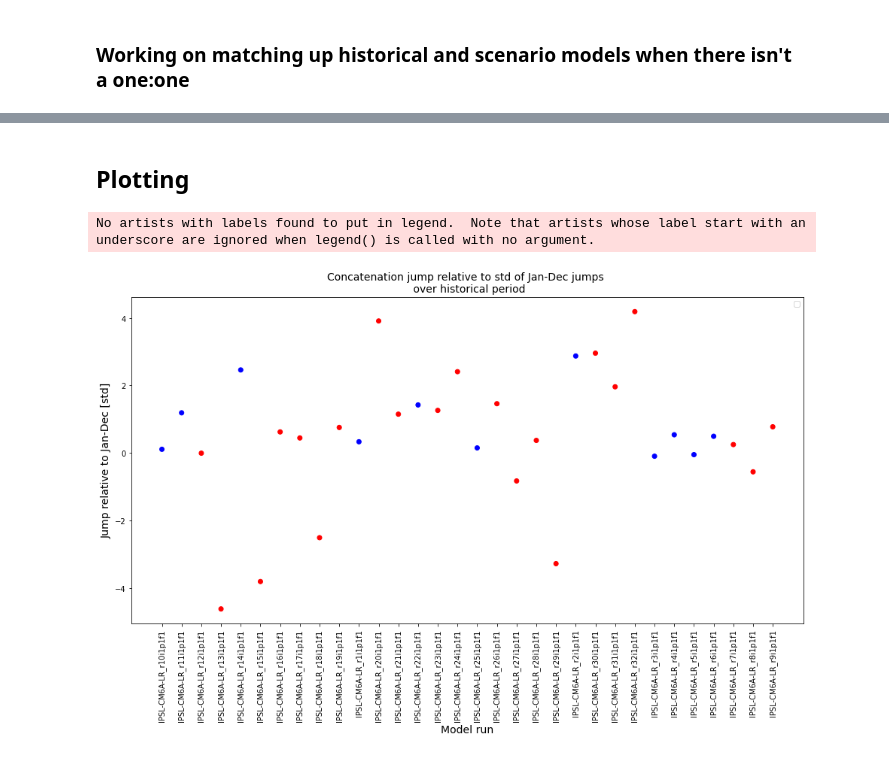
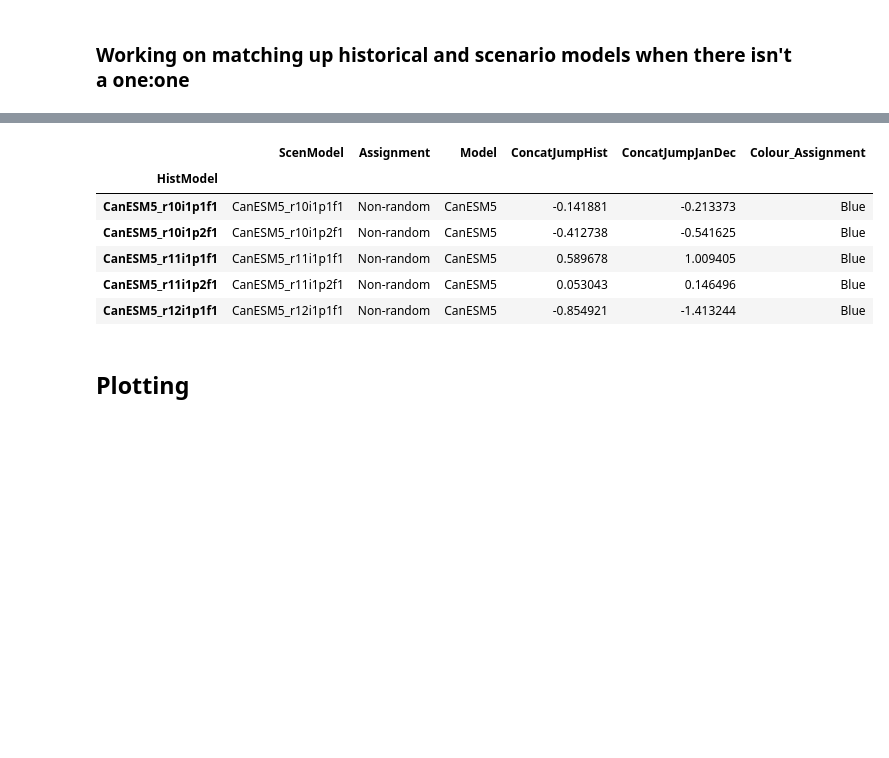
Before and after one commit to hanbyrne1995/gradient_project, a Jupyter notebook: LE_sandbox.ipynb, the cells around one changed output, grey strips where cells are left out. Cells and saved outputs as stored; diff of their text form; code cells hidden in the pictures; blank space fills up the shorter version.

```diff
--- a/LE_sandbox.ipynb
+++ b/LE_sandbox.ipynb
@@ -171,15 +183,12 @@ for i, histModelMatch in enumerate(matchData.index):
+# %%
+matchData.head()
+# %% [output]
+|  | ScenModel | Assignment | Model | ConcatJumpHist | ConcatJumpJanDec | Colour_Assignment |
+| HistModel |  |  |  |  |  |  |
+| CanESM5_r10i1p1f1 | CanESM5_r10i1p1f1 | Non-random | CanESM5 | -0.141881 | -0.213373 | Blue |
+| CanESM5_r10i1p2f1 | CanESM5_r10i1p2f1 | Non-random | CanESM5 | -0.412738 | -0.541625 | Blue |
+| CanESM5_r11i1p1f1 | CanESM5_r11i1p1f1 | Non-random | CanESM5 | 0.589678 | 1.009405 | Blue |
+| CanESM5_r11i1p2f1 | CanESM5_r11i1p2f1 | Non-random | CanESM5 | 0.053043 | 0.146496 | Blue |
+| CanESM5_r12i1p1f1 | CanESM5_r12i1p1f1 | Non-random | CanESM5 | -0.854921 | -1.413244 | Blue |
 # %% [markdown]
 ## Plotting
-# %%
-fig, ax = plt.subplots(figsize = (16,8))
-plot = plt.scatter(modelNamesGrad, concatJumpJanDec, c = assignmentsGrad)
-ax.set_title('Concatenation jump relative to std of Jan-Dec jumps \n over historical period', fontsize = 14)
-ax.set_xlabel('Model run', fontsize = 14)
-ax.set_ylabel('Jump relative to Jan-Dec [std]', fontsize = 14)
-ax.set_xticklabels(modelNamesGrad, rotation = 90)
-plt.legend()
-
-plt.show()
-# %% [output]
-No artists with labels found to put in legend.  Note that artists whose label start with an underscore are ignored when legend() is called with no argument.
-[figure, removed]
```
Also changed, not shown: parts of 17 cells of this notebook.
